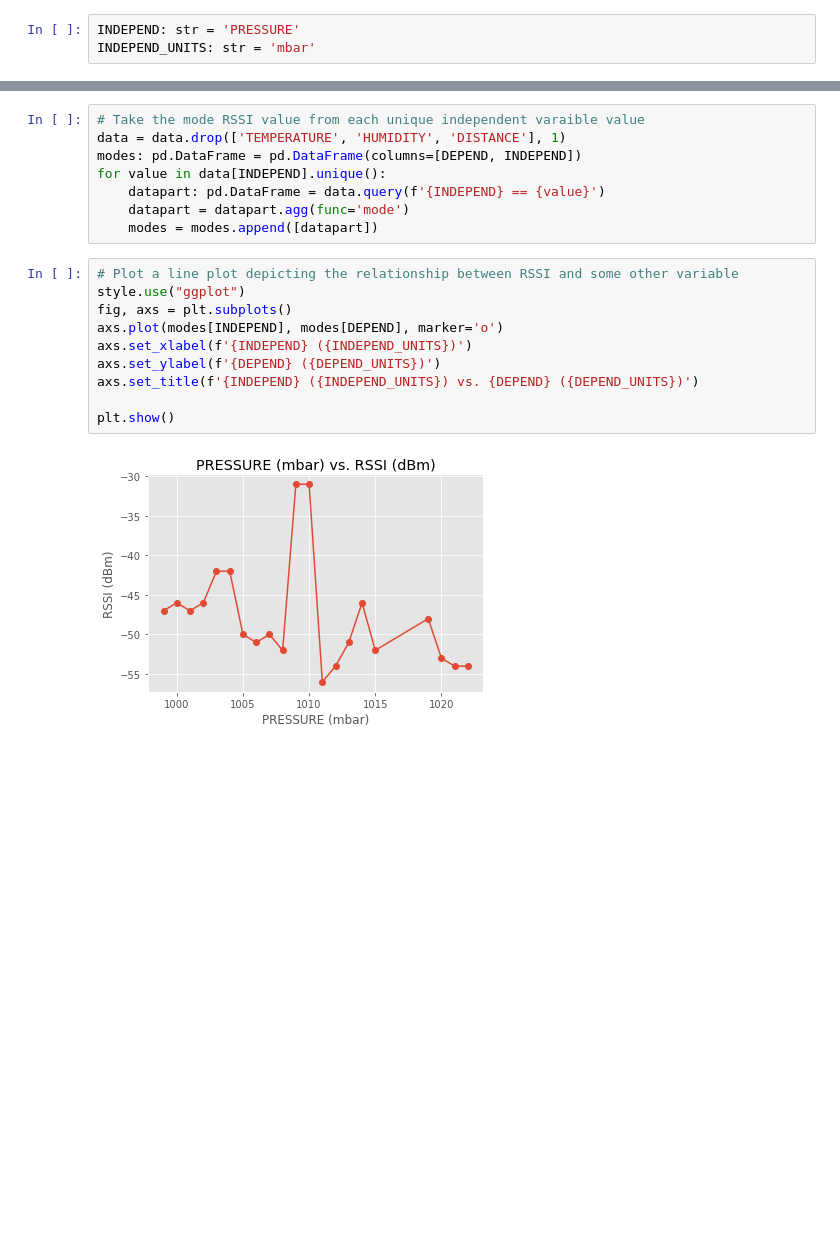
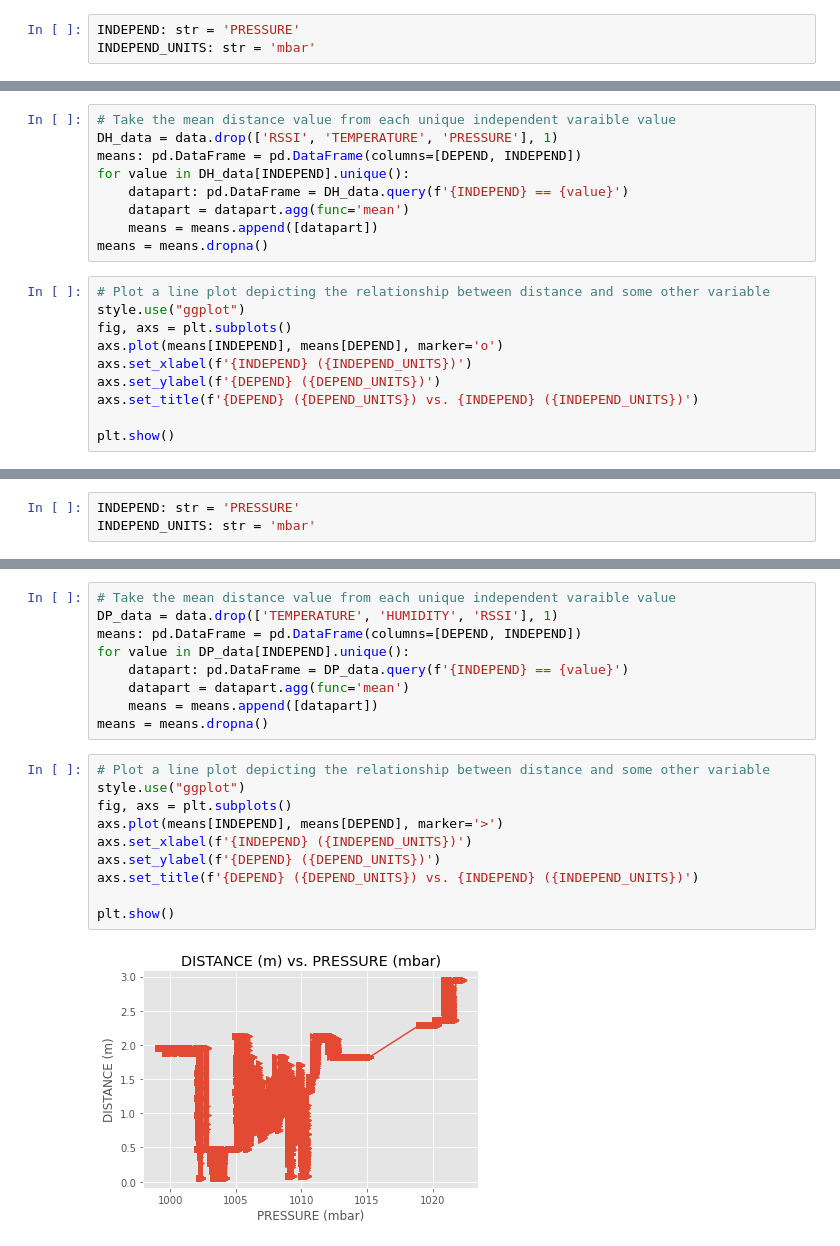
Before and after one commit to Winner-exe/piPACT, a Jupyter notebook: data-analysis/pi_pact_data_analysis.ipynb, the cells around one changed output, grey strips where cells are left out. Saved outputs shown, nothing was run; the diff lists cells and outputs as text; blank space fills up the shorter version.

Commit message:
Added more data plots.

```diff
--- a/data-analysis/pi_pact_data_analysis.ipynb
+++ b/data-analysis/pi_pact_data_analysis.ipynb
@@ -192,0 +215,19 @@ data[INDEPEND] = data[INDEPEND].round(0)
+# %%
+# Take the mean distance value from each unique independent varaible value
+DH_data = data.drop(['RSSI', 'TEMPERATURE', 'PRESSURE'], 1)
+means: pd.DataFrame = pd.DataFrame(columns=[DEPEND, INDEPEND])
+for value in DH_data[INDEPEND].unique():
+    datapart: pd.DataFrame = DH_data.query(f'{INDEPEND} == {value}')
+    datapart = datapart.agg(func='mean')
+    means = means.append([datapart])
+means = means.dropna()
+# %%
+# Plot a line plot depicting the relationship between distance and some other variable
+style.use("ggplot")
+fig, axs = plt.subplots()
+axs.plot(means[INDEPEND], means[DEPEND], marker='o')
+axs.set_xlabel(f'{INDEPEND} ({INDEPEND_UNITS})')
+axs.set_ylabel(f'{DEPEND} ({DEPEND_UNITS})')
+axs.set_title(f'{DEPEND} ({DEPEND_UNITS}) vs. {INDEPEND} ({INDEPEND_UNITS})')
+
+plt.show()
@@ -192,0 +238,3 @@ data[INDEPEND] = data[INDEPEND].round(0)
+# %%
+INDEPEND: str = 'PRESSURE'
+INDEPEND_UNITS: str = 'mbar'
@@ -193,20 +252,21 @@ data[INDEPEND] = data[INDEPEND].round(0)
 # %%
-# Take the mode RSSI value from each unique independent varaible value
-data = data.drop(['TEMPERATURE', 'HUMIDITY', 'DISTANCE'], 1)
-modes: pd.DataFrame = pd.DataFrame(columns=[DEPEND, INDEPEND])
-for value in data[INDEPEND].unique():
-    datapart: pd.DataFrame = data.query(f'{INDEPEND} == {value}')
-    datapart = datapart.agg(func='mode')
-    modes = modes.append([datapart])
+# Take the mean distance value from each unique independent varaible value
+DP_data = data.drop(['TEMPERATURE', 'HUMIDITY', 'RSSI'], 1)
+means: pd.DataFrame = pd.DataFrame(columns=[DEPEND, INDEPEND])
+for value in DP_data[INDEPEND].unique():
+    datapart: pd.DataFrame = DP_data.query(f'{INDEPEND} == {value}')
+    datapart = datapart.agg(func='mean')
+    means = means.append([datapart])
+means = means.dropna()
 # %%
-# Plot a line plot depicting the relationship between RSSI and some other variable
+# Plot a line plot depicting the relationship between distance and some other variable
 style.use("ggplot")
 fig, axs = plt.subplots()
-axs.plot(modes[INDEPEND], modes[DEPEND], marker='o')
+axs.plot(means[INDEPEND], means[DEPEND], marker='>')
 axs.set_xlabel(f'{INDEPEND} ({INDEPEND_UNITS})')
 axs.set_ylabel(f'{DEPEND} ({DEPEND_UNITS})')
-axs.set_title(f'{INDEPEND} ({INDEPEND_UNITS}) vs. {DEPEND} ({DEPEND_UNITS})')
+axs.set_title(f'{DEPEND} ({DEPEND_UNITS}) vs. {INDEPEND} ({INDEPEND_UNITS})')
 
 plt.show()
 # %% [output]
-[figure, old version]
+[figure, new version]
```
Also changed, not shown: parts of 18 cells of this notebook.
